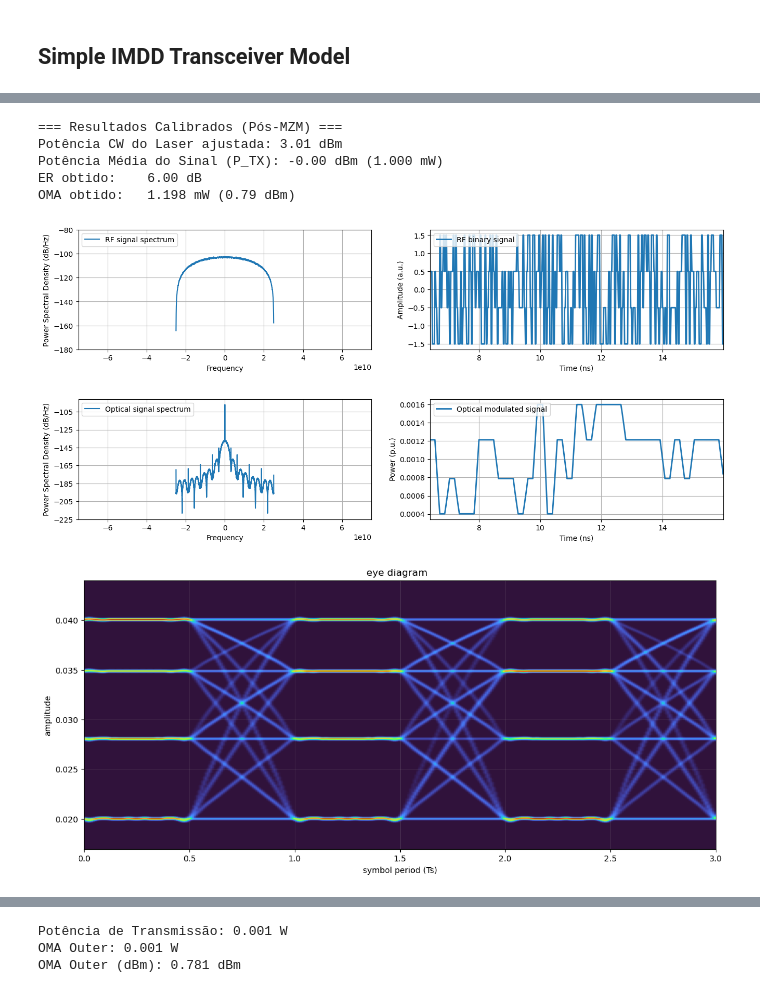
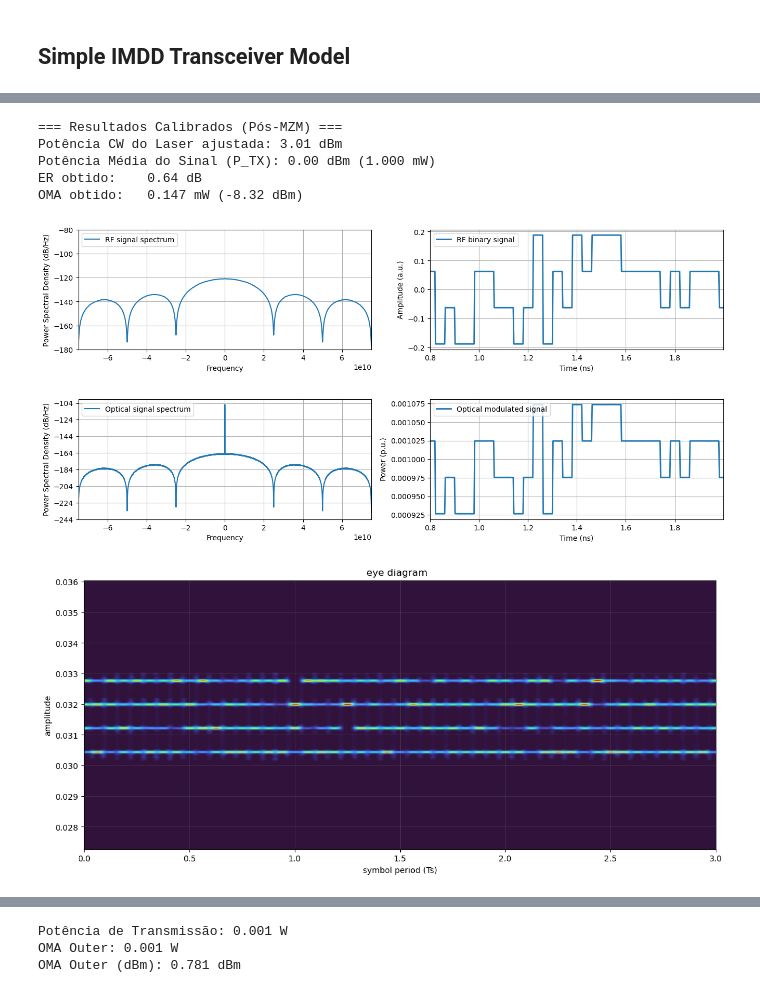
Before and after one commit to elmerfariass/Performance-Modeling-for-High-Capacity-IMDD-Systems, a Jupyter notebook: IMDD_Simulation/Section-II_Simulation.ipynb, the cells around one changed output, grey strips where cells are left out. Drawn from its saved outputs; the diff is of its cells as text; code cells hidden in the pictures.

```diff
--- a/IMDD_Simulation/Section-II_Simulation.ipynb
+++ b/IMDD_Simulation/Section-II_Simulation.ipynb
@@ -56,11 +56,13 @@ ER_lin = 10**(6/10)
 P_avg_alvo = 1.0
 
 #Sample Per Symbol
-SpS= 2
+SpS= 16
 
 # Sample Rate
 Fs= Rs*SpS
-n_dac = 8
+n_dac = 16
+Res = 16
+DAC_ADC = False
 
 #Sample Time
 Ts= 1/Fs
@@ -70,7 +72,7 @@ M= 4
 
 #Parameters for Bits Generation
 paramBits =  parameters()
-paramBits.nBits = 500000
+paramBits.nBits = 1000000
 paramBits.mode= 'random'
 paramBits.seed = 7
 bits = bitSource(paramBits)
@@ -98,11 +100,16 @@ Vpp_calculado = (2 * paramMZM.Vpi / np.pi) * np.arcsin(x)
 paramDAC = parameters()
 paramDAC.inFs = Fs            # Frequência de entrada (igual a Rs = 25e9)
 paramDAC.outFs = n_dac*Fs        # Frequência de saída da simulação (Rs * SpS = 400e9)
-paramDAC.nBits = 8         # Resolução nominal alta para emular DAC ideal
-paramDAC.ENOB = 8           # Bits efetivos ideais (sem ruído térmico no DAC)
+paramDAC.nBits = Res         # Resolução nominal alta para emular DAC ideal
+paramDAC.ENOB = paramDAC.nBits           # Bits efetivos ideais (sem ruído térmico no DAC)
 paramDAC.Vpp = Vpp_calculado           # Tensão pico a pico elétrica normalizada
 paramDAC.AIF = True         # Filtro Anti-Imagem desligado (evita filtro redundante)
-signal_Tx_DAC = dac(signal_Tx, paramDAC)
+
+if(DAC_ADC):
+    signal_Tx_DAC = dac(signal_Tx, paramDAC)
+else:
+    paramDAC.outFs = Fs
+    signal_Tx_DAC = signal_Tx
 
 E_unit = mzm(1.0 + 0j, signal_Tx_DAC, paramMZM)
 P_avg_unit = np.mean(np.abs(E_unit)**2)
@@ -149,39 +156,39 @@ axs[0].set_xlim(-3*Rs,3*Rs)
 axs[0].set_ylim(-180,-80)
 axs[0].psd(signal_Tx,Fs=Fs, NFFT = 2*1024, sides='twosided', label = 'RF signal spectrum')
 axs[0].legend(loc='upper left')
 
 axs[1].plot(t, signal_Tx[interval], label = 'RF binary signal', linewidth=2)
 axs[1].set_ylabel('Amplitude (a.u.)')
 axs[1].set_xlabel('Time (ns)')
 axs[1].set_xlim(min(t),max(t))
 axs[1].legend(loc='upper left')
 axs[1].grid()
 
 fig, axs = plt.subplots(1, 2, figsize=(16,3))
 # plot psd
 axs[0].set_xlim(-3*Rs,3*Rs)
 axs[0].psd(signal_optTx, Fs=Fs, NFFT = 16*1024, sides='twosided', label = 'Optical signal spectrum')
 axs[0].legend(loc='upper left')
 
 axs[1].plot(t, np.abs(signal_optTx[interval])**2, label = 'Optical modulated signal', linewidth=2)
 axs[1].set_ylabel('Power (p.u.)')
 axs[1].set_xlabel('Time (ns)')
 axs[1].set_xlim(min(t),max(t))
 axs[1].legend(loc='upper left')
 axs[1].grid()
 plt.rcParams['figure.figsize'] = (14, 6)
 
 
 eyediagram(np.real(signal_optTx), len(signal_optTx), n_dac*SpS ,ptype = 'fancy')
 # %% [output]
 === Resultados Calibrados (Pós-MZM) ===
 Potência CW do Laser ajustada: 3.01 dBm
-Potência Média do Sinal (P_TX): -0.00 dBm (1.000 mW)
-ER obtido:    6.00 dB
-OMA obtido:   1.198 mW (0.79 dBm)
+Potência Média do Sinal (P_TX): 0.00 dBm (1.000 mW)
+ER obtido:    0.64 dB
+OMA obtido:   0.147 mW (-8.32 dBm)
-[figure, old version]
+[figure, new version]
-[figure, old version]
+[figure, new version]
-[figure, old version]
+[figure, new version]
 # %%
 def superGauss(f, n, B_3dB):
     '''
```
Also changed, not shown: parts of 3 cells of this notebook.
